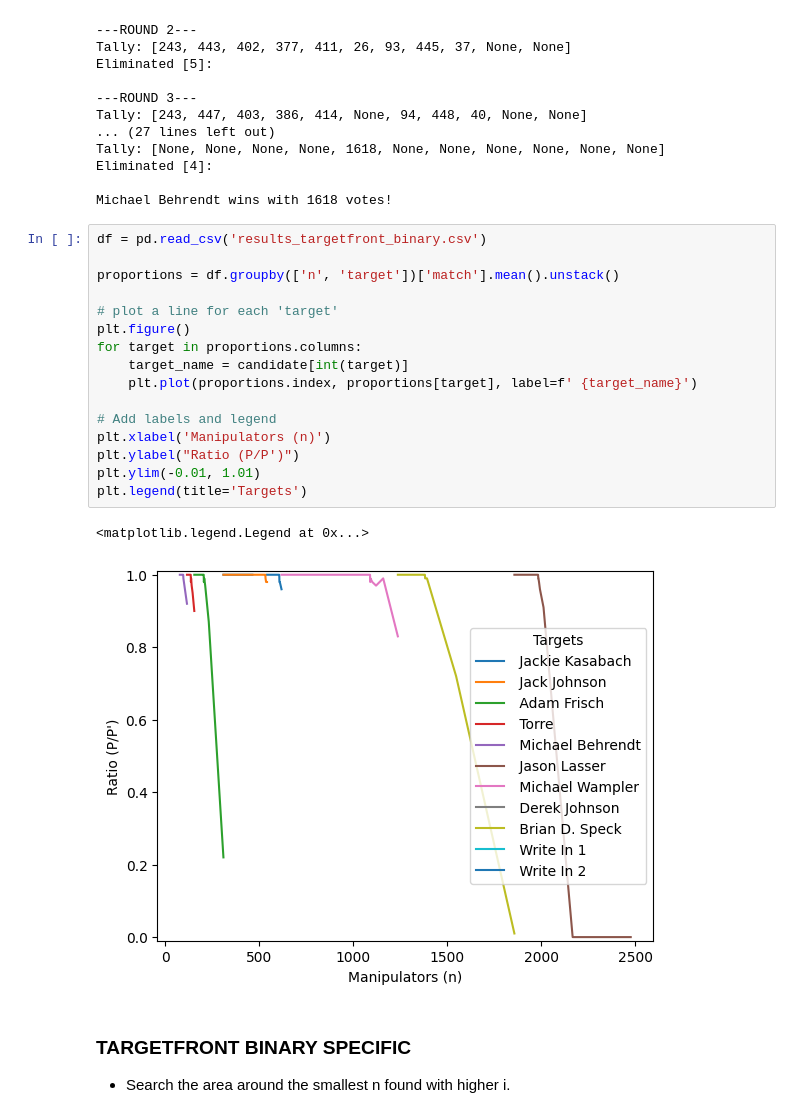
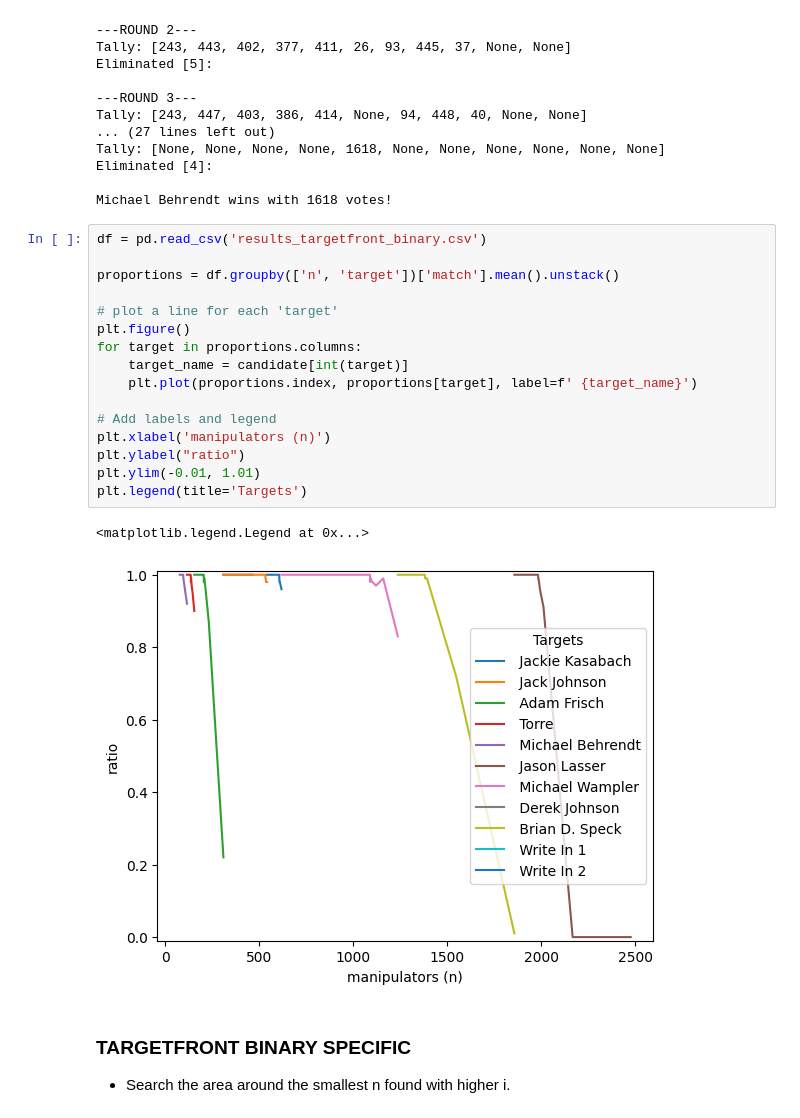
Before and after one commit to CIA41998/csc-assignment3, a Jupyter notebook: main.ipynb, the cells around one changed output. Saved outputs shown, nothing was run; the diff lists cells and outputs as text.

```diff
--- a/main.ipynb
+++ b/main.ipynb
@@ -689,22 +690,22 @@ Michael Behrendt wins with 1618 votes!
 # %%
 df = pd.read_csv('results_targetfront_binary.csv')
 
 proportions = df.groupby(['n', 'target'])['match'].mean().unstack()
 
 # plot a line for each 'target'
 plt.figure()
 for target in proportions.columns:
     target_name = candidate[int(target)]
     plt.plot(proportions.index, proportions[target], label=f' {target_name}')
 
 # Add labels and legend
-plt.xlabel('Manipulators (n)')
-plt.ylabel("Ratio (P/P')")
+plt.xlabel('manipulators (n)')
+plt.ylabel("ratio")
 plt.ylim(-0.01, 1.01)
 plt.legend(title='Targets')
 # %% [output]
 <matplotlib.legend.Legend at 0x...>
-[figure, old version]
+[figure, new version]
 # %% [markdown]
 ### TARGETFRONT BINARY SPECIFIC
 - Search the area around the smallest n found with higher i.
```
Also changed, not shown: parts of 2 cells of this notebook.
